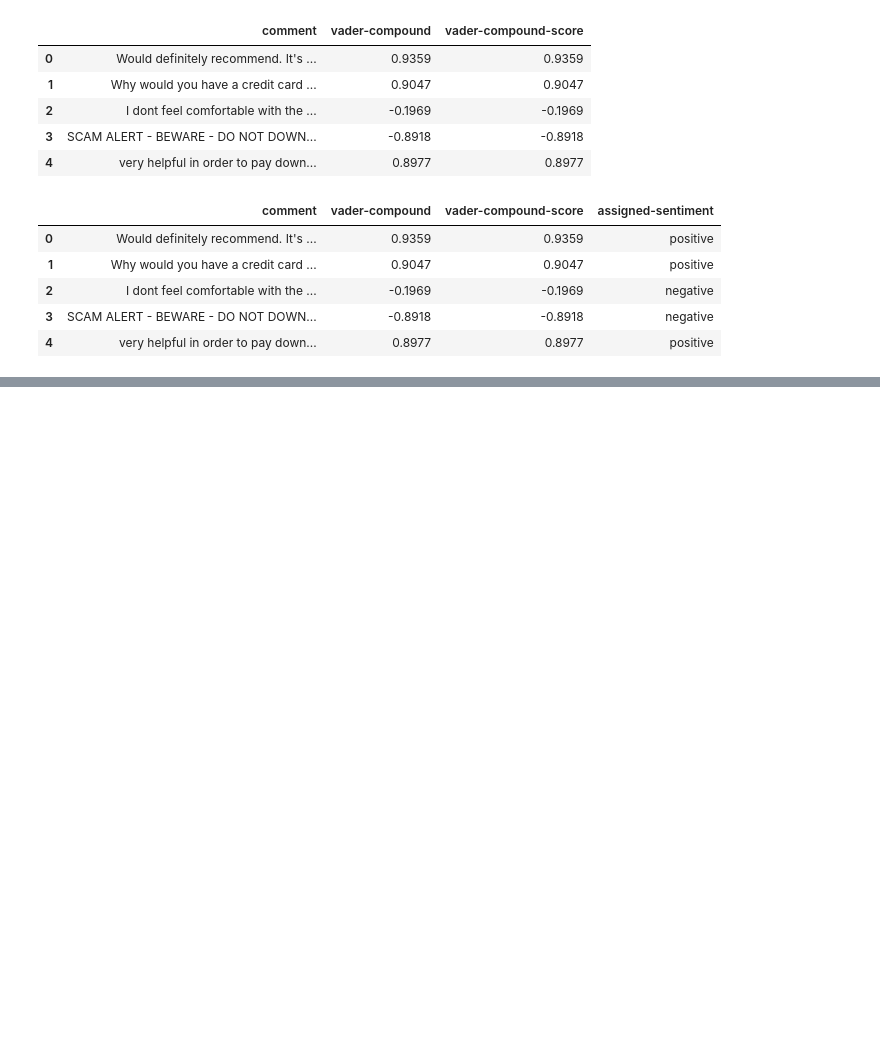
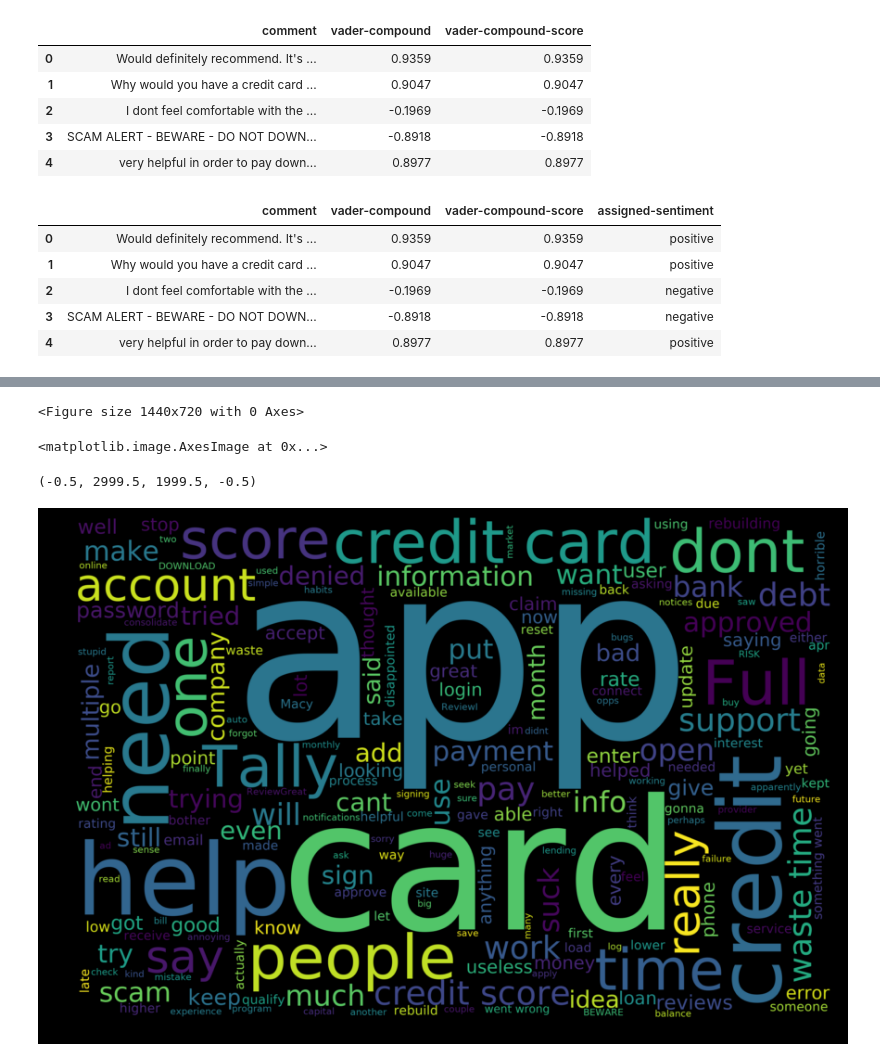
Before and after one commit to shashwatx/ps-miner, a Jupyter notebook: notebooks/SentimentAnalysis.ipynb, the cells around one changed output, grey strips where cells are left out. Drawn from its saved outputs; the diff is of its cells as text; code cells hidden in the pictures; blank space fills up the shorter version.

```diff
--- a/notebooks/SentimentAnalysis.ipynb
+++ b/notebooks/SentimentAnalysis.ipynb
@@ -97,0 +90,17 @@ negatives.head(20)
+# %%
+from wordcloud import WordCloud,STOPWORDS
+import matplotlib.pyplot as plt
+stopwords = set(STOPWORDS)
+wordcloud = WordCloud(stopwords=stopwords, background_color='black', width=3000, height=2000, font_path="/usr/share/fonts/truetype/tlwg/Waree.ttf").generate(textSeq)
+# %%
+plt.figure(figsize=(20,10), facecolor='k')
+plt.imshow(wordcloud, interpolation='bilinear')
+plt.axis('off')
+#plt.tight_layout(pad=0)
+#plt.show()
+plt.savefig('wordcloud_tally.png', facecolor='k', bbox_inches='tight')
+# %% [output]
+<Figure size 1440x720 with 0 Axes>
+<matplotlib.image.AxesImage at 0x...>
+(-0.5, 2999.5, 1999.5, -0.5)
+[figure, added]
```
Also changed, not shown: parts of 1 cell of this notebook, 2 other files.
